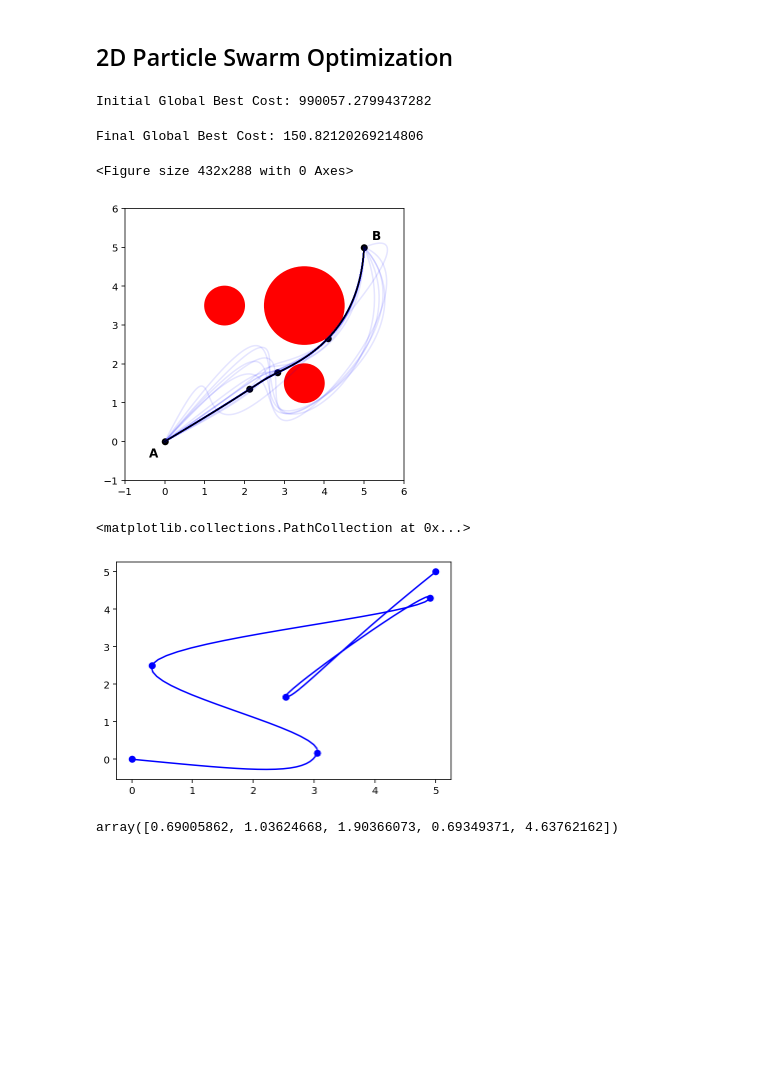
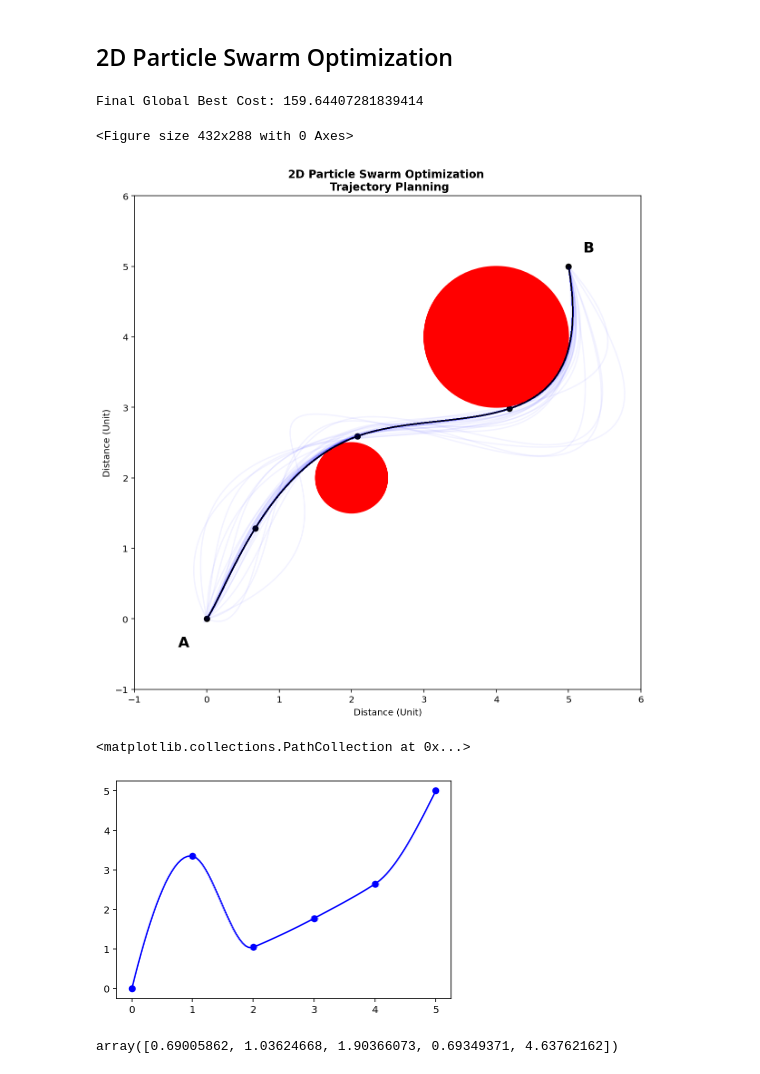
Before and after one commit to naguzmans/opportunistic-utm, a Jupyter notebook: pso_model_2D.ipynb, the cells around one changed output. Cells and saved outputs as stored; diff of their text form; code cells hidden in the pictures; blank space fills up the shorter version.

```diff
--- a/pso_model_2D.ipynb
+++ b/pso_model_2D.ipynb
@@ -63,7 +63,7 @@ class Particle:
       violation += np.mean(v)
 
     # Calculate final cost
-    beta = 1000000
+    beta = 1000
     # self.cost = np.sum(distance_to_obstacle)*(1+beta*violation)
     self.cost = self.L*(1+beta*violation)
 
@@ -75,7 +75,7 @@ class Particle:
     self.best_cost = cost
 
   def CreatePath(self, start, end, handles):
-
+    # x = np.linspace(start[0], end[0], handles+2)
     x = np.random.uniform(start[0], end[0], handles+2)
     x[0] = start[0]
     x[-1] = end[0]
@@ -84,21 +84,8 @@ class Particle:
     y[0] = start[1]
     y[-1] = end[1]
 
-    # x = np.linspace(start[0], end[0], handles+2)
-    # y = np.linspace(start[1], end[1], handles+2)
-
-    # for i in range(1, len(x)):
-    #   x[i] = x[i] * (1+np.random.uniform(-.1,.1))
-    #   y[i] = y[i] * (1+np.random.uniform(-.5,.5))
-
-    #   # if x[i] < x[i-1]:
-    #   #   x[i] = x[i-1] * 1.1
-
-    #   # if y[i] < y[i-1]:
-    #   #   y[i] = y[i-1] * 1.1
-
-    x = x/x[-1] * end[0]
-    y = y/y[-1] * end[1]
+    # x = x/x[-1] * end[0]
+    # y = y/y[-1] * end[1]
 
     return x,y
 
@@ -111,11 +98,13 @@ class GlobalBest:
     self.cost = cost
 
 # Create model obstacles
-obstacles = [Obstacle(3.5,3.5,1), Obstacle(3.5,1.5,.5), Obstacle(1.5,3.5,.5)]
+# obstacles = [Obstacle(3.5,3.5,1), Obstacle(3.5,1.5,.5), Obstacle(1.5,3.5,.5)]
+obstacles = [Obstacle(2,2,.5), Obstacle(4,4,1)]
+# obstacles = [Obstacle(1,1,.5), Obstacle(4,4,1), Obstacle(3,1,1), Obstacle(1,3,1)]
 
 # Create Particle Swarm
 particles = []
-number_of_particles = 20
+number_of_particles = 30
 handles = 3
 for i in range(number_of_particles):
   particles.append(Particle((0,0), (5,5), handles))
@@ -129,14 +118,14 @@ for particle in particles:
     global_best.xs = particle.xs.copy()
     global_best.ys = particle.ys.copy()
     global_best.cost = particle.cost.copy()
-    print(f'Initial Global Best Cost: {global_best.cost}')
+    # print(f'Initial Global Best Cost: {global_best.cost}')
 
 # Particle Swarm Optimization
 canvas_max_x = 5
 canvas_min_x = 0
 canvas_max_y = 5
 canvas_min_y = 0
-iterations = 100
+iterations = 150
 w = 1
 wdamp = .9
 c1 = 1.5
@@ -148,11 +137,16 @@ vel_max_y = alpha*(canvas_max_y - canvas_min_y)
 vel_min_y = -vel_max_y
 
 plt.figure()
-fig, ax = plt.subplots(figsize=(5,5))
+fig, ax = plt.subplots(figsize=(10,10))
+
+ax.set_xlabel('Distance (Unit)')
+ax.set_ylabel('Distance (Unit)')
+ax.set_title(f'2D Particle Swarm Optimization \n Trajectory Planning', fontweight='bold')
+
 ax.set_xlim(canvas_min_x-1,canvas_max_x+1)
 ax.set_ylim(canvas_min_y-1,canvas_max_y+1)
-ax.text(canvas_min_x -.4, canvas_min_y -.4, 'A', fontsize=12, fontweight = 'bold')
-ax.text(canvas_max_x + .2, canvas_max_y + .2, 'B', fontsize=12, fontweight = 'bold')
+ax.text(canvas_min_x -.4, canvas_min_y -.4, 'A', fontsize=16, fontweight = 'bold')
+ax.text(canvas_max_x + .2, canvas_max_y + .2, 'B', fontsize=16, fontweight = 'bold')
 
 for obstacle in obstacles:
   ax.add_patch(plt.Circle((obstacle.x, obstacle.y), obstacle.r, color='r'))
@@ -185,50 +179,49 @@ for i in tqdm(range(0, iterations)):
 
     # Calculate cost
     particle.Cost()
     if particle.cost < particle.best_cost:
       particle.best_x = particle.x.copy()
       particle.best_y = particle.y.copy()
       particle.best_xs = particle.xs.copy()
       particle.best_ys = particle.ys.copy()
       particle.best_cost = particle.cost.copy()
 
       # print(f'Particle Best X: {particle.best_x}')
 
     if particle.cost < global_best.cost:
       global_best.x = particle.x.copy()
       global_best.y = particle.y.copy()
       global_best.xs = particle.xs.copy()
       global_best.ys = particle.ys.copy()
       global_best.cost = particle.cost.copy()
 
-      ax.plot(global_best.xs, global_best.ys, color ='b', alpha=.1)
+      ax.plot(global_best.xs, global_best.ys, color ='b', alpha=.05)
       # ax.scatter(global_best.x, global_best.y, c = 'b', alpha=.1)
 
       # print(f'Global Best Cost: {global_best.cost}')
 
   # print(f'Global Best X Iter: {global_best.x}')
   w = w * wdamp
 
 ax.plot(global_best.xs, global_best.ys, color ='k')
 ax.scatter(global_best.x, global_best.y, c = 'k')
 print(f'Final Global Best Cost: {global_best.cost}')
 # %% [output]
-Initial Global Best Cost: 990057.2799437282
+Final Global Best Cost: 159.64407281839414
-Final Global Best Cost: 150.82120269214806
+<Figure size 432x288 with 0 Axes>
-<Figure size 432x288 with 0 Axes>
-[figure, old version]
+[figure, new version]
 # %%
 from re import U
 from scipy import interpolate
 import csaps
 
 def CreateVector(start, end, handles):
-  # x = np.linspace(start[0], end[0], handles+2)
+  x = np.linspace(start[0], end[0], handles+2)
   # y = np.linspace(start[1], end[1], handles+2)
 
-  x = np.random.uniform(start[0], end[0], handles+2)
-  x[0] = start[0]
-  x[-1] = end[0]
+  # x = np.random.uniform(start[0], end[0], handles+2)
+  # x[0] = start[0]
+  # x[-1] = end[0]
 
   y = np.random.uniform(start[1], end[1], handles+2)
   y[0] = start[1]
@@ -244,8 +237,8 @@ def CreateVector(start, end, handles):
   #   if y[i] < y[i-1]:
   #     y[i] = y[i-1] * 1.1
 
-  x = x/x[-1] * end[0]
-  y = y/y[-1] * end[1]
+  # x = x/x[-1] * end[0]
+  # y = y/y[-1] * end[1]
   return x,y
 
 xv, yv = CreateVector((0,0),(5,5),4)
@@ -273,7 +266,7 @@ plt.plot(xs, ys, 'b')
 plt.scatter(xv, yv, c='b')
 # %% [output]
 <matplotlib.collections.PathCollection at 0x...>
-[figure, old version]
+[figure, new version]
 # %%
 start = (0,0)
 end = (5,5)
```
